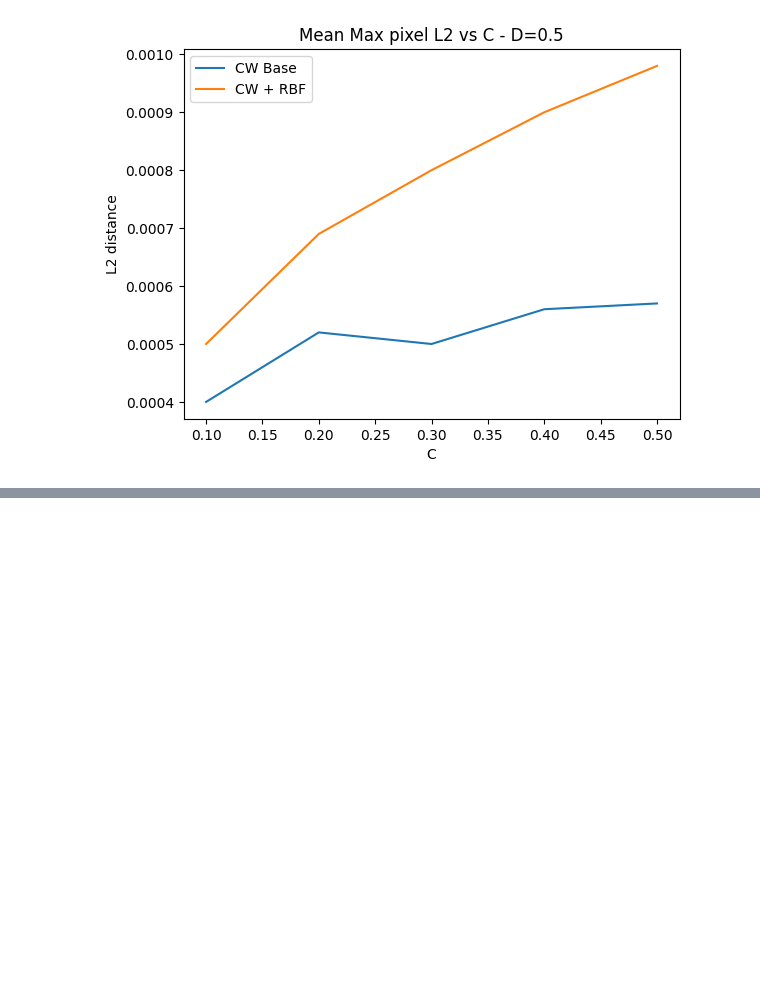
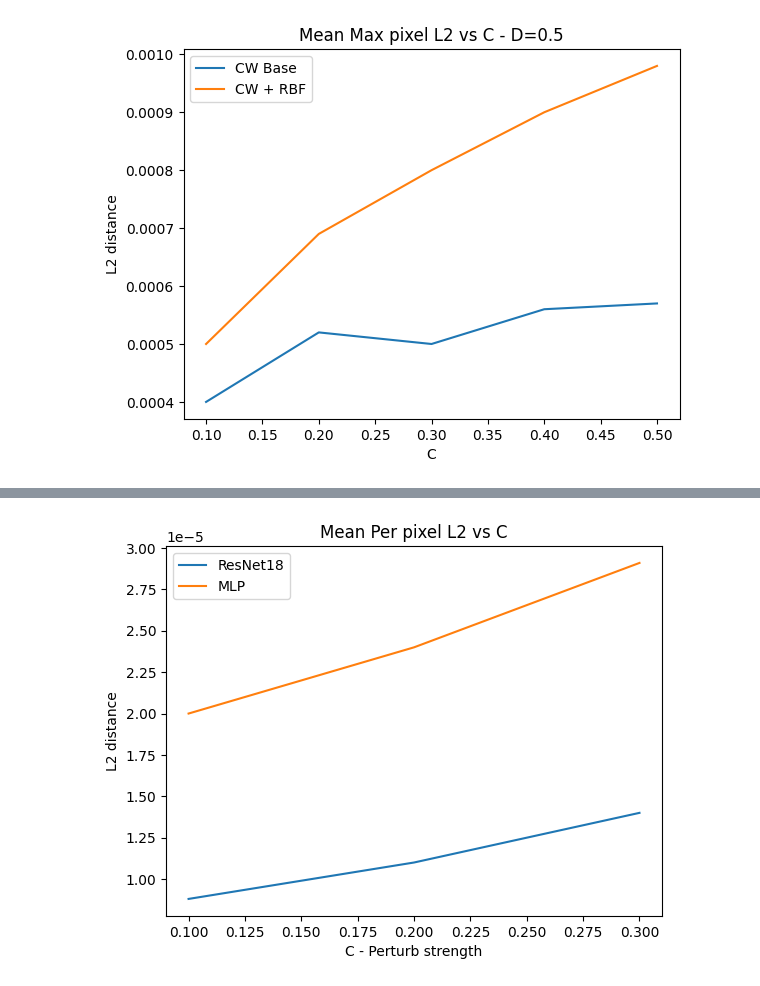
Before and after one commit to zainsarwar865/SparseDNNs, a Jupyter notebook: scripts/analysis.ipynb, the cells around one changed output, grey strips where cells are left out. Drawn from its saved outputs; the diff is of its cells as text; code cells hidden in the pictures; blank space fills up the shorter version.

```diff
--- a/scripts/analysis.ipynb
+++ b/scripts/analysis.ipynb
@@ -815,0 +1085,16 @@ lineplot_l2radius_perturbation(c,base_l2, integrated_l2, title, xlabel, ylabel,
+# %%
+# Accuracy vs Perturbation C
+d=0.1
+type='Regular'
+base_l2 = [8.8e-06,1.1e-05,1.4e-05]
+integrated_l2 =[2.e-05,2.4e-05,2.91e-05]
+c = [0.1, 0.2, 0.3]
+title=f"Mean Per pixel L2 vs C"
+xlabel = "C - Perturb strength"
+ylabel = "L2 distance"
+base_path = "/net/scratch/zsarwar/SparseDNNs/MT_cifar10_randCNN_10_8d64c1903fcb2ff6173fe22979c3175f/MT_Baseline_a75d060c2415e722a953e03729658a14/Plots"
+config=f"l2distance_vs_pertur_d-{d}_type-{type}"
+
+lineplot_l2radius_perturbation(c,base_l2, integrated_l2, title, xlabel, ylabel, config, base_path)
+# %% [output]
+[figure, added]
```
Also changed, not shown: parts of 19 cells of this notebook, 10 other files.
